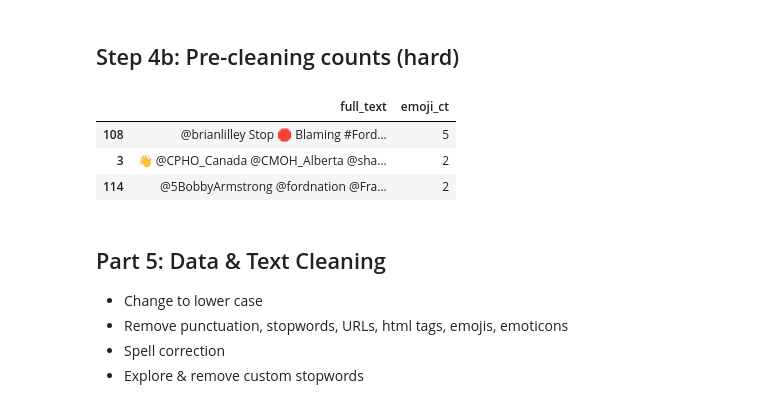
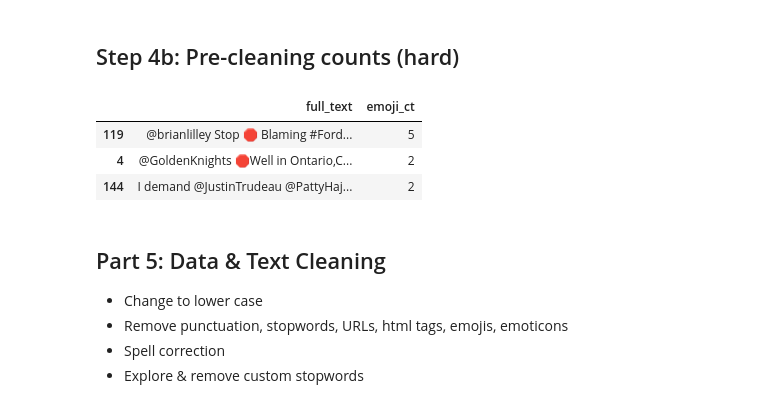
Before and after one commit to shannonhlo/twitter-streamlit-app, a Jupyter notebook: tweet_analysis.ipynb, the cells around one changed output. Cells and saved outputs as stored; diff of their text form; code cells hidden in the pictures.

```diff
--- a/tweet_analysis.ipynb
+++ b/tweet_analysis.ipynb
@@ -218,36 +249,48 @@ df_tweets_raw[['full_text', 'stopword_ct', 'hashtag_ct', 'atsign_ct', 'numeric_c
 # %%
 # Harder ones: Emojis, Emoticons
 
 #TODO Right now, this code gets distinct number of emojis...
 #TODO Change to total number of emojis used
 
 # Load libraries for emoji & regex
 import emoji
 import regex
 import re
 
 # Define function to remove emojis
 def count_emoji(text):
     emoji_pattern = re.compile("["
-                           u"\U0001F600-\U0001F64F"  # emoticons
-                           u"\U0001F300-\U0001F5FF"  # symbols & pictographs
-                           u"\U0001F680-\U0001F6FF"  # transport & map symbols
-                           u"\U0001F1E0-\U0001F1FF"  # flags
-                           u"\U00002702-\U000027B0"
-                           u"\U000024C2-\U0001F251"
-                           "]+", flags=re.UNICODE)
+                               u"\U0001F600-\U0001F64F"  # emoticons
+                               u"\U0001F300-\U0001F5FF"  # symbols & pictographs
+                               u"\U0001F680-\U0001F6FF"  # transport & map symbols
+                               u"\U0001F1E0-\U0001F1FF"  # flags (iOS)
+                               u"\U00002500-\U00002BEF"  # chinese char
+                               u"\U00002702-\U000027B0"
+                               u"\U00002702-\U000027B0"
+                               u"\U000024C2-\U0001F251"
+                               u"\U0001f926-\U0001f937"
+                               u"\U00010000-\U0010ffff"
+                               u"\u2640-\u2642"
+                               u"\u2600-\u2B55"
+                               u"\u200d"
+                               u"\u23cf"
+                               u"\u23e9"
+                               u"\u231a"
+                               u"\ufe0f"  # dingbats
+                               u"\u3030"
+                               "]+", flags=re.UNICODE)
     return emoji_pattern.findall(text)
 
 # Emoji count
 df_tweets_raw['emoji_ct'] = df_tweets_raw.full_text.apply(lambda x: len(count_emoji(x)))
 
 # See a few
 df_tweets_raw[['full_text', 'emoji_ct']].sort_values('emoji_ct',ascending=False).head(3)
 # %% [output]
 |  | full_text | emoji_ct |
-| 108 | @brianlilley Stop 🛑 Blaming #Ford... | 5 |
-| 3 | 👋 @CPHO_Canada @CMOH_Alberta @sha... | 2 |
-| 114 | @5BobbyArmstrong @fordnation @Fra... | 2 |
+| 119 | @brianlilley Stop 🛑 Blaming #Ford... | 5 |
+| 4 | @GoldenKnights 🛑Well in Ontario,C... | 2 |
+| 144 | I demand @JustinTrudeau @PattyHaj... | 2 |
 # %%
 # TODO: THIS
 #   Write a function to identify all the emoticons, call it emoticon_ct
```
Also changed, not shown: parts of 6 cells of this notebook, 3 other files.
